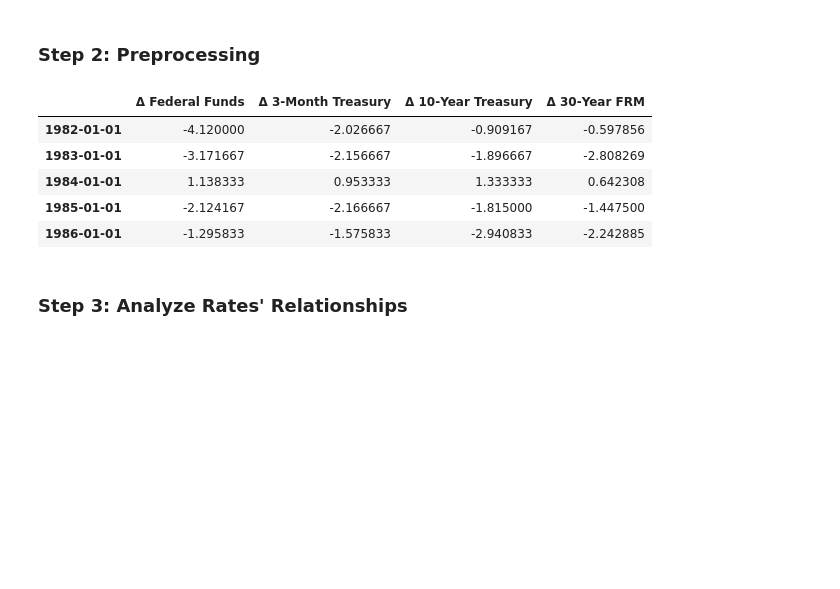
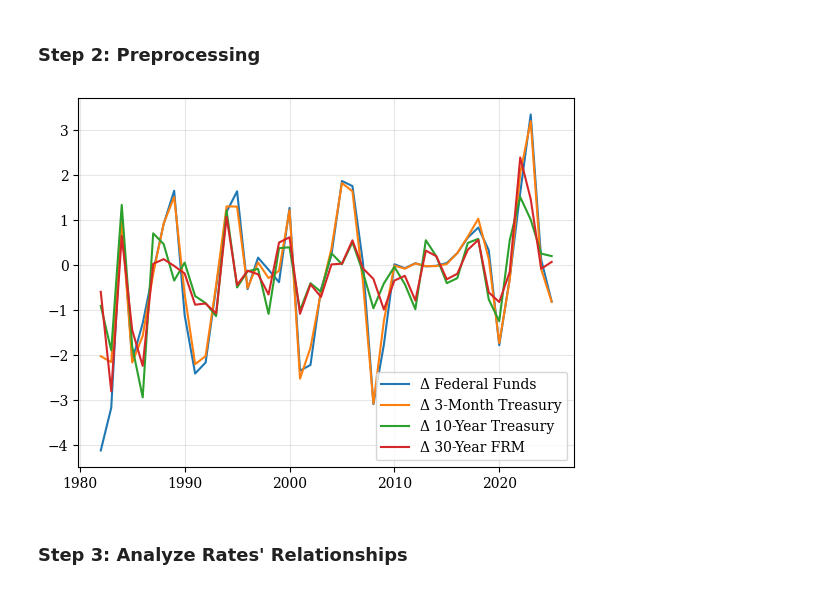
Before and after one commit to ericleonen/from-fed-funds-to-mortgages, a Jupyter notebook: main.ipynb, the cells around one changed output. Saved outputs shown, nothing was run; the diff lists cells and outputs as text; code cells hidden in the pictures; blank space fills up the shorter version.

```diff
--- a/main.ipynb
+++ b/main.ipynb
@@ -30,25 +16,9 @@ plt.show()
 # %% [markdown]
 ### **Step 2:** Preprocessing
 # %%
-import pandas as pd
-
-df = pd.DataFrame({
-    "Δ Federal Funds": ff,
-    "Δ 3-Month Treasury": rate_3mo,
-    "Δ 10-Year Treasury": rate_10y,
-    "Δ 30-Year FRM": frm_30y
-})
-
-df = df.interpolate("linear").dropna()
-df = df.diff(1).dropna()
-
-df.head()
+diff_data = difference_data(data)
+_ = diff_data.plot()
 # %% [output]
-|  | Δ Federal Funds | Δ 3-Month Treasury | Δ 10-Year Treasury | Δ 30-Year FRM |
-| 1982-01-01 | -4.120000 | -2.026667 | -0.909167 | -0.597856 |
-| 1983-01-01 | -3.171667 | -2.156667 | -1.896667 | -2.808269 |
-| 1984-01-01 | 1.138333 | 0.953333 | 1.333333 | 0.642308 |
-| 1985-01-01 | -2.124167 | -2.166667 | -1.815000 | -1.447500 |
-| 1986-01-01 | -1.295833 | -1.575833 | -2.940833 | -2.242885 |
+[figure, added]
 # %% [markdown]
 ### **Step 3:** Analyze Rates' Relationships
```
Also changed, not shown: parts of 7 cells of this notebook, 1 other file.
